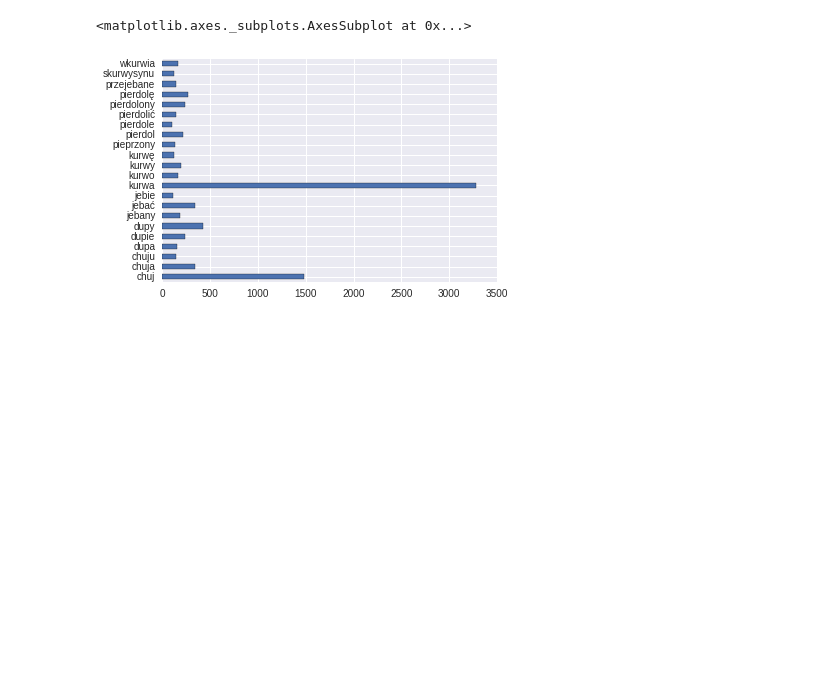
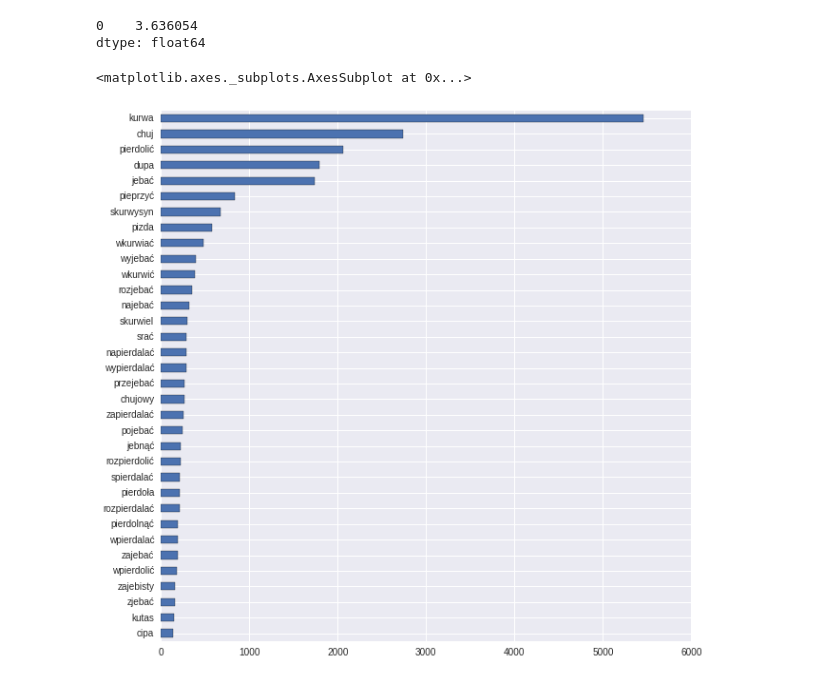
Before and after one commit to inexxt/rap_music, a Jupyter notebook: 1Strong_language_exploration.ipynb, the cells around one changed output. Cells and saved outputs as stored; diff of their text form; code cells hidden in the pictures; blank space fills up the shorter version.

```diff
--- a/1Strong_language_exploration.ipynb
+++ b/1Strong_language_exploration.ipynb
@@ -14,6 +13,10 @@ DATASET_PATH = "/home/jack/datasets/polish_rap/"
+# %%
+MAIN_PATH = "/home/jack/datasets/polish_rap/"
+RAPPERS_PATH = "/home/jack/datasets/polish_rap/stm_lyrics/"
+DICTIONARY_PATH = "/home/jack/datasets/polish_dictionaries/slownik_znormalizowany.json"
 # %%
 def get_strong_words():
-    with open(DATASET_PATH + "strong_language.json", "r") as f:
+    with open(MAIN_PATH + "strong_language_lem.json", "r") as f:
         return json.load(f)
 # %%
 strongs = set(get_strong_words())
@@ -25,13 +28,13 @@ len(strongs)
 def get_all_strongs():
     rappers_strongs = {}
     strongs_count = Counter()
-    rappers = os.listdir(DATASET_PATH + "ok_lyrics/")
+    rappers = os.listdir(RAPPERS_PATH)
     for rapper in rappers:
-        songs = os.listdir(DATASET_PATH + "ok_lyrics/" + rapper)
+        songs = os.listdir(RAPPERS_PATH + rapper)
         num_songs = len(songs)
         num_strongs = 0
         for song in songs:
-            with open(DATASET_PATH + "ok_lyrics/" + rapper + "/" + song, "r") as f:
+            with open(RAPPERS_PATH + rapper + "/" + song, "r") as f:
                 song_text = json.load(f)
             song_words = song_text["lyrics"].split()
             strongs_in_song = list(filter(lambda x: x in strongs, song_words))
@@ -55,6 +58,11 @@ plt.axvline(x=float(rappers_df.median(0)))
+# %%
+print(rappers_df.median(0))
+# %% [output]
+0    3.636054
+dtype: float64
 # %%
 strongs_df = pd.Series(dict(strongs_count))
-strongs_df[strongs_df > 100].plot(kind="barh")
+strongs_df[strongs_df > 100].sort_values().plot(kind="barh", figsize=(10,10))
 # %% [output]
 <matplotlib.axes._subplots.AxesSubplot at 0x...>
-[figure, old version]
+[figure, new version]
```
Also changed, not shown: parts of 21 cells of this notebook, 2 other files.
